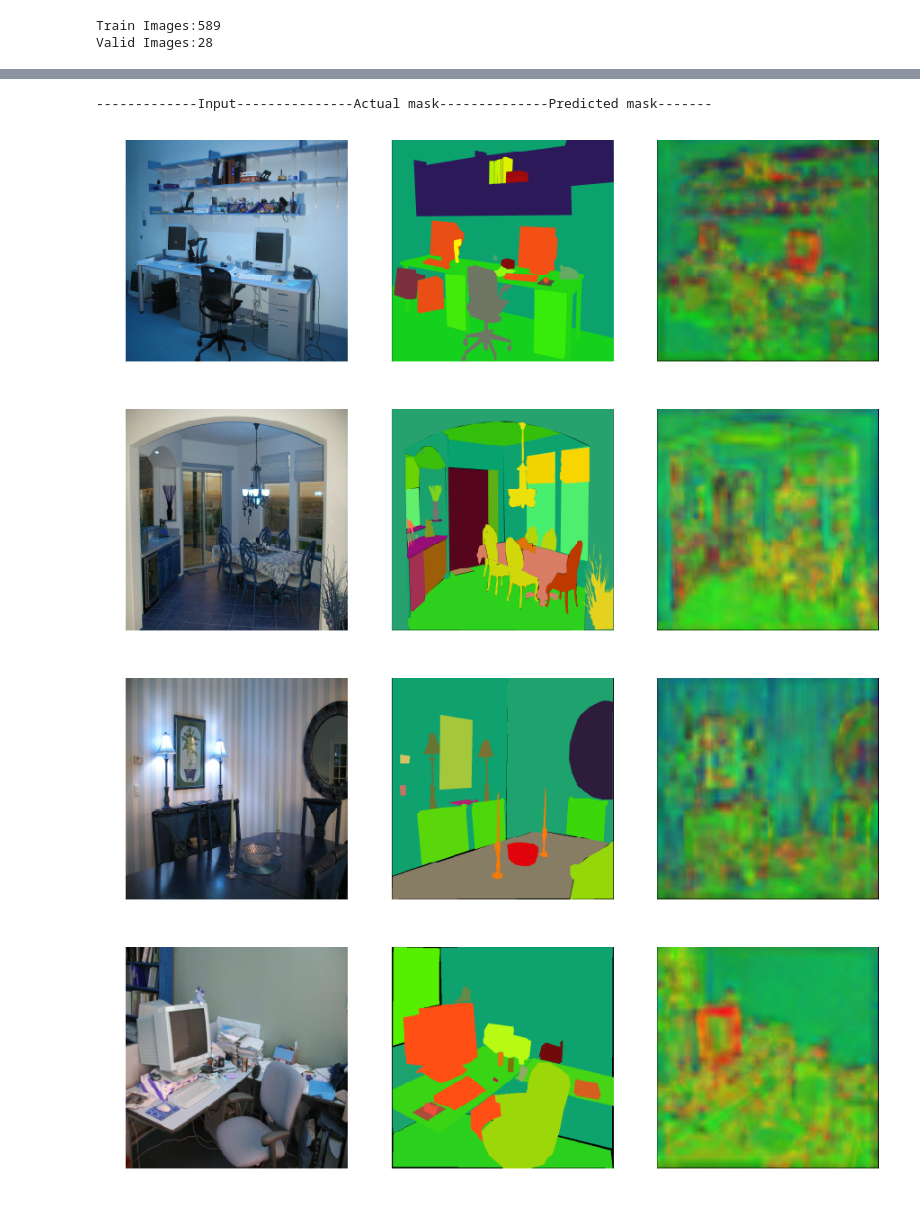
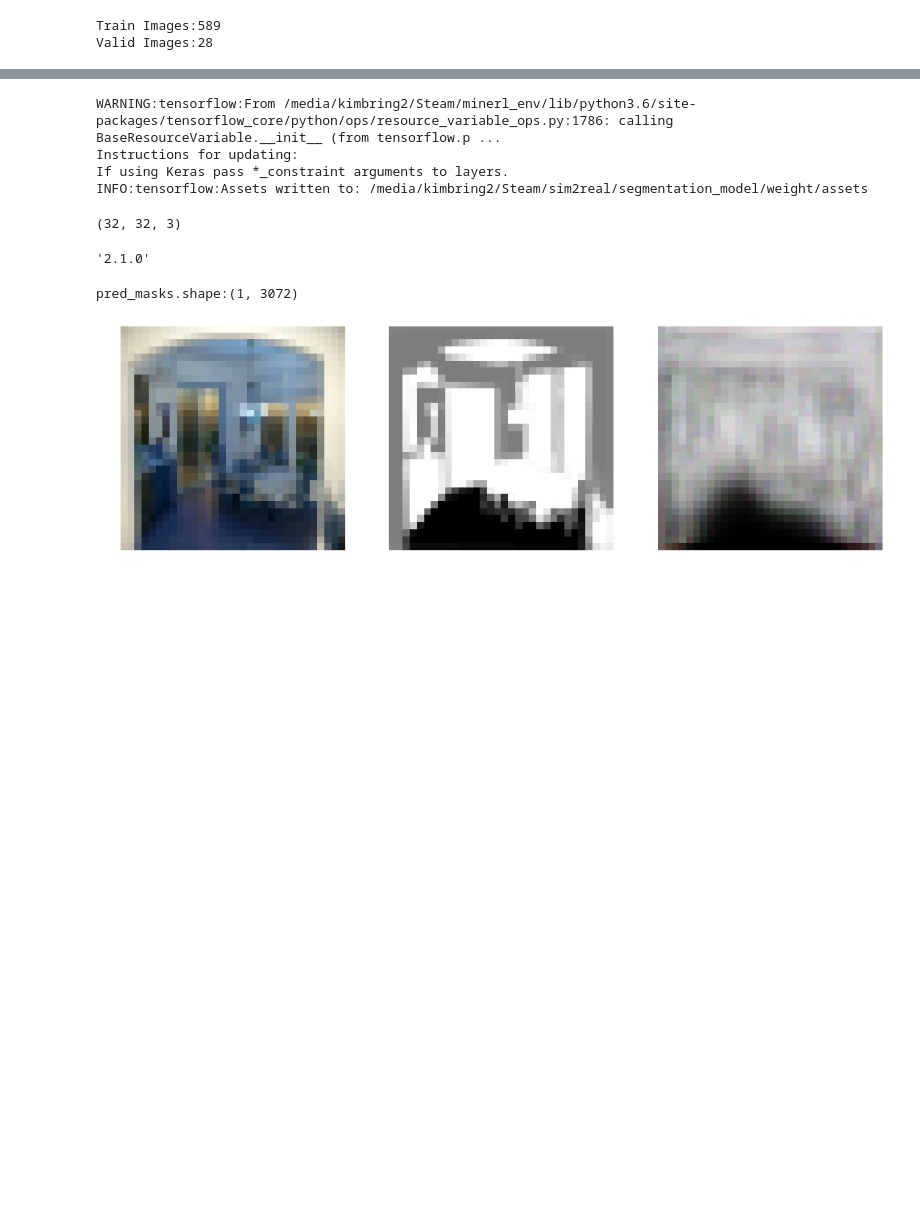
Before and after one commit to kimbring2/DeepSoccer, a Jupyter notebook: segmentation_kaggle.ipynb, the cells around one changed output, grey strips where cells are left out. Drawn from its saved outputs; the diff is of its cells as text; code cells hidden in the pictures; blank space fills up the shorter version.

Commit message:
Add files via upload
DeepSoccer segmentation update

```diff
--- a/segmentation_kaggle.ipynb
+++ b/segmentation_kaggle.ipynb
@@ -83,9 +95,15 @@ def get_images_masks(root_path):
 
         image_file_name = image_file.split(".")[0]
         image_file_name = image_file_name.split("/")[-1]
+        #print("image_file_name: " + str(image_file_name))
 
         img = cv2.imread(root_path + image_file_name + '.jpg')
-        mask = cv2.imread(root_path + image_file_name + '_seg.png')
+        mask = cv2.imread(root_path + image_file_name + '_seg_simple.png')
+        #print("mask: " + str(mask))
+        if mask is None:
+            trans(image_file_name, root_path)
+            mask = cv2.imread(root_path + image_file_name + '_seg_simple.png')
+        #print("mask.shape: " + str(mask.shape))
 
         img = cv2.resize(img, dsize=(256, 256), interpolation=cv2.INTER_AREA)
         mask = cv2.resize(mask, dsize=(256, 256), interpolation=cv2.INTER_AREA)
@@ -227,9 +245,9 @@ ________________________________________________________________________________
 # %%
 #model.load_weights('/kaggle/input/best-modelh5/best_model.h5')
 # %%
-model.compile(optimizer=tf.keras.optimizers.Adam(learning_rate=0.0001),loss='mse')
-model.fit(np.array(train_imgs,dtype='float16'),np.array(train_masks,dtype='float16'),
-          validation_data=(np.array(valid_imgs,dtype='float16'),np.array(valid_masks,dtype='float16')),
-          epochs=500,steps_per_epoch=100,verbose=1,batch_size=5)
+model.compile(optimizer=tf.keras.optimizers.Adam(learning_rate=0.0001), loss='mse')
+model.fit(np.array(train_imgs,dtype='float16'), np.array(train_masks,dtype='float16'),
+          validation_data=(np.array(valid_imgs, dtype='float16'), np.array(valid_masks, dtype='float16')),
+          epochs=100, steps_per_epoch=100, verbose=1, batch_size=3)
 # %% [output]
 Train on 589 samples, validate on 28 samples
@@ -238,7 +295,15 @@ Epoch 1/500
+# %%
+model_for_pruning.save("/media/kimbring2/Steam/sim2real/segmentation_model/weight")
+#model_for_pruning.load_weights("/media/kimbring2/Steam/sim2real/segmentation_model/weight/variables/variables")
+# %% [output]
+WARNING:tensorflow:From /media/kimbring2/Steam/minerl_env/lib/python3.6/site-packages/tensorflow_core/python/ops/resource_variable_ops.py:1786: calling BaseResourceVariable.__init__ (from tensorflow.p ...
+Instructions for updating:
+If using Keras pass *_constraint arguments to layers.
+INFO:tensorflow:Assets written to: /media/kimbring2/Steam/sim2real/segmentation_model/weight/assets
 # %%
 def plot_imgs(img,mask,pred):
-    mask = np.reshape(mask,(256,256,3))
-    pred = np.reshape(pred,(256,256,3))
+    mask = np.reshape(mask,(32,32,3))
+    pred = np.reshape(pred,(32,32,3))
     fig,(ax1,ax2,ax3) = plt.subplots(1,3,figsize=(15,10))
     ax1.imshow(img)
     ax1.axis('off')
@@ -246,16 +311,31 @@ def plot_imgs(img,mask,pred):
     ax2.axis('off')
     ax3.imshow(pred)
     ax3.axis('off')
+# %%
+valid_imgs[0].shape
+# %% [output]
+(32, 32, 3)
+# %%
+tf.__version__
+# %% [output]
+'2.1.0'
 # %%
-pred_masks = model.predict(np.array(valid_imgs,dtype='float16'))
+index = 3
 
-print('-------------Input---------------Actual mask--------------Predicted mask-------')
-for i in range(5):
-    x = np.random.randint(0,20,size=1)[0]
-    plot_imgs(valid_imgs[x],valid_masks[x],pred_masks[x])
+valid_imgs_input = np.reshape(valid_imgs[index],(1,32,32,3))
+valid_masks_input = np.reshape(valid_masks[index],(1,32,32,3))
+
+#print("pred_masks.shape:" + str(pred_masks.shape))
+
+pred_masks = model.predict(valid_imgs_input)
+#pred_masks = np.reshape(pred_masks,(1,256,256,3))
+print("pred_masks.shape:" + str(pred_masks.shape))
+
+
+#print('-------------Input---------------Actual mask--------------Predicted mask-------')
+#for i in range(5):
+#x = np.random.randint(0,5,size=1)[0]
+plot_imgs(valid_imgs[index],valid_masks[index],pred_masks)
 # %% [output]
--------------Input---------------Actual mask--------------Predicted mask-------
+pred_masks.shape:(1, 3072)
-[figure, old version]
+[figure, new version]
-[figure, removed]
-[figure, removed]
-[figure, removed]
```
Also changed, not shown: parts of 13 cells of this notebook.
